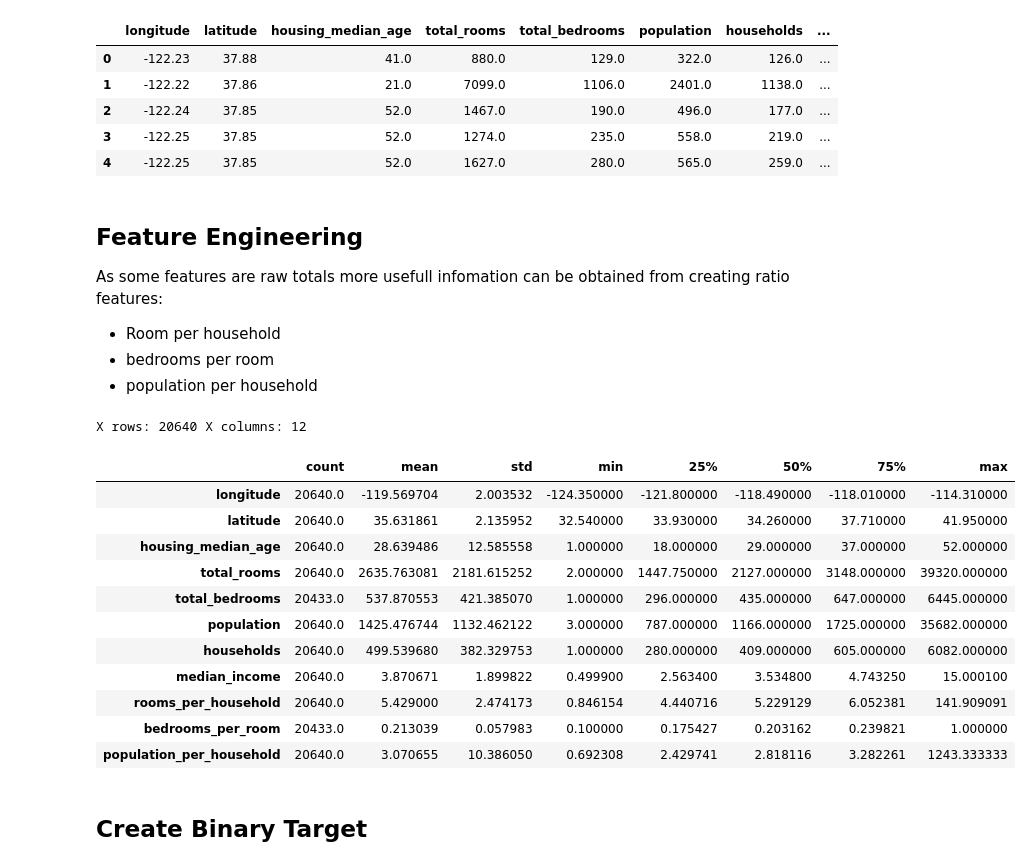
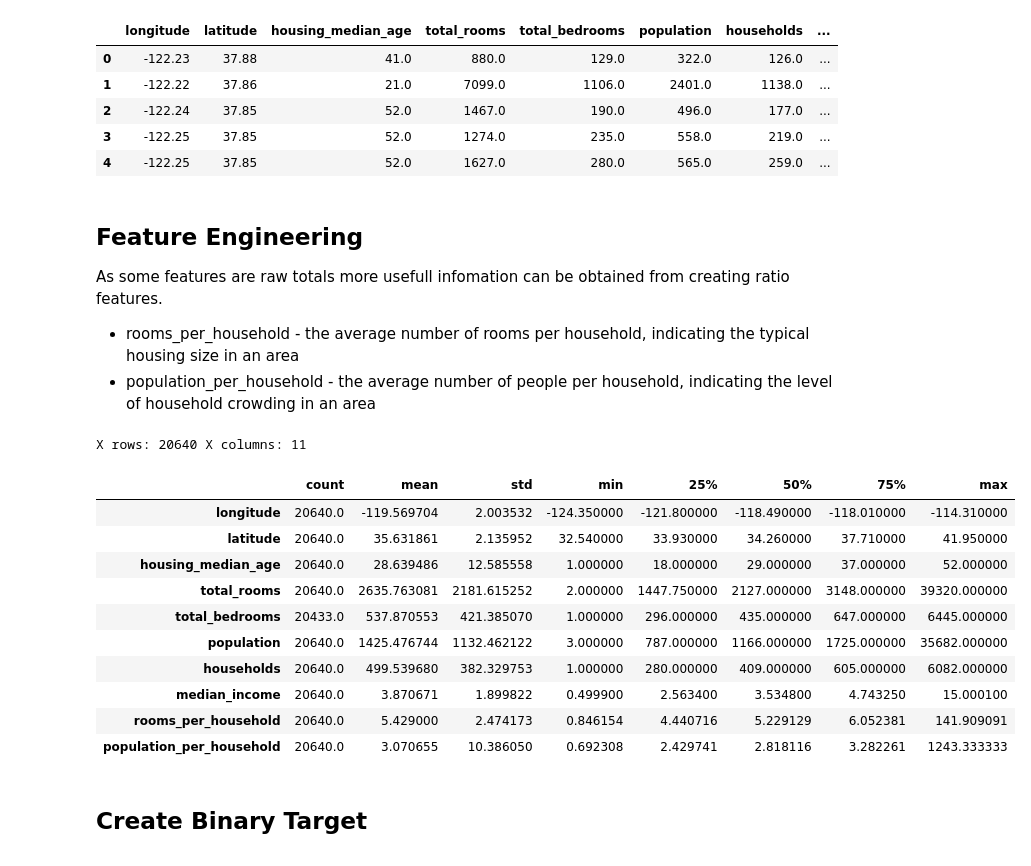
Before and after one commit to MalinMo/California-Housing, a Jupyter notebook: ML_Uppgft1_Malin_Moisander.ipynb, the cells around one changed output. Drawn from its saved outputs; the diff is of its cells as text; code cells hidden in the pictures.

```diff
--- a/ML_Uppgft1_Malin_Moisander.ipynb
+++ b/ML_Uppgft1_Malin_Moisander.ipynb
@@ -76,33 +76,30 @@ df.head()
 | 4 | -122.25 | 37.85 | 52.0 | 1627.0 | 280.0 | 565.0 | 259.0 | ... |
 # %% [markdown]
 ## Feature Engineering
-As some features are raw totals more usefull infomation can be obtained from creating ratio features:
-- Room per household
-- bedrooms per room
-- population per household
+As some features are raw totals more usefull infomation can be obtained from creating ratio features.
+- rooms_per_household - the average number of rooms per household, indicating the typical housing size in an area
+- population_per_household - the average number of people per household, indicating the level of household crowding in an area
 # %%
-df["rooms_per_household"] = df["total_rooms"] / df["households"]
-df["bedrooms_per_room"] = df["total_bedrooms"] / df["total_rooms"]
-df["population_per_household"] = df["population"] / df["households"]
+df["rooms_per_household"] = df["total_rooms"] / df["households"].replace(0, np.nan)
+df["population_per_household"] = df["population"] / df["households"].replace(0, np.nan)
 
 X = df.drop(columns=["median_house_value"])
 
 print(f"X rows:", X.shape[0], "X columns:", X.shape[1])
 
 display(X.describe().T)
 # %% [output]
-X rows: 20640 X columns: 12
+X rows: 20640 X columns: 11
 |  | count | mean | std | min | 25% | 50% | 75% | max |
 | longitude | 20640.0 | -119.569704 | 2.003532 | -124.350000 | -121.800000 | -118.490000 | -118.010000 | -114.310000 |
 | latitude | 20640.0 | 35.631861 | 2.135952 | 32.540000 | 33.930000 | 34.260000 | 37.710000 | 41.950000 |
 | housing_median_age | 20640.0 | 28.639486 | 12.585558 | 1.000000 | 18.000000 | 29.000000 | 37.000000 | 52.000000 |
 | total_rooms | 20640.0 | 2635.763081 | 2181.615252 | 2.000000 | 1447.750000 | 2127.000000 | 3148.000000 | 39320.000000 |
 | total_bedrooms | 20433.0 | 537.870553 | 421.385070 | 1.000000 | 296.000000 | 435.000000 | 647.000000 | 6445.000000 |
 | population | 20640.0 | 1425.476744 | 1132.462122 | 3.000000 | 787.000000 | 1166.000000 | 1725.000000 | 35682.000000 |
 | households | 20640.0 | 499.539680 | 382.329753 | 1.000000 | 280.000000 | 409.000000 | 605.000000 | 6082.000000 |
 | median_income | 20640.0 | 3.870671 | 1.899822 | 0.499900 | 2.563400 | 3.534800 | 4.743250 | 15.000100 |
 | rooms_per_household | 20640.0 | 5.429000 | 2.474173 | 0.846154 | 4.440716 | 5.229129 | 6.052381 | 141.909091 |
-| bedrooms_per_room | 20433.0 | 0.213039 | 0.057983 | 0.100000 | 0.175427 | 0.203162 | 0.239821 | 1.000000 |
 | population_per_household | 20640.0 | 3.070655 | 10.386050 | 0.692308 | 2.429741 | 2.818116 | 3.282261 | 1243.333333 |
 # %% [markdown]
 ## Create Binary Target
```
Also changed, not shown: parts of 18 cells of this notebook.
